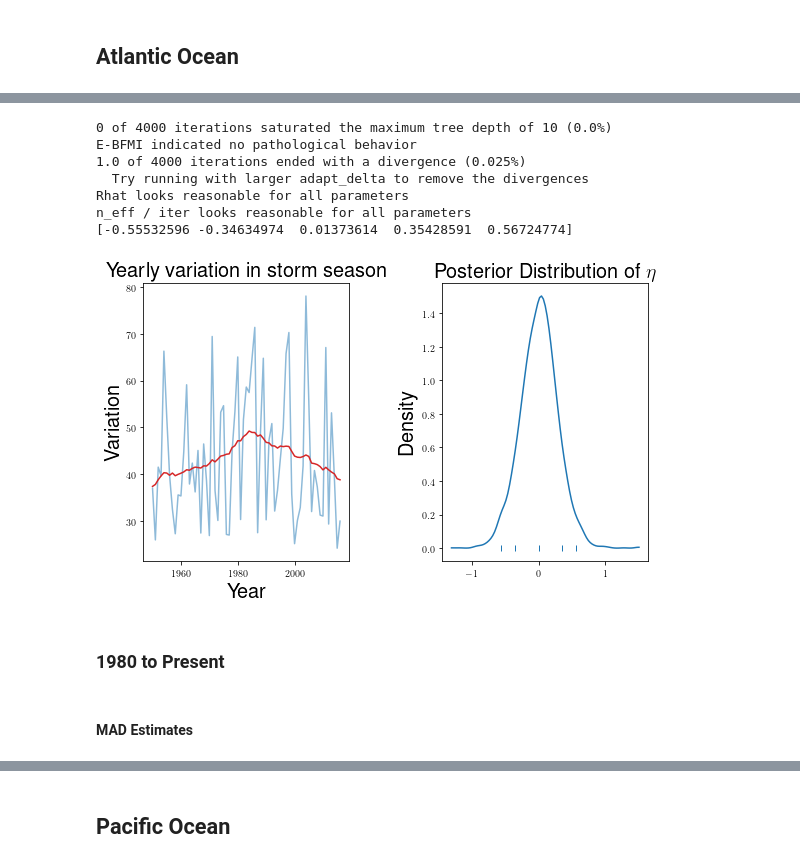
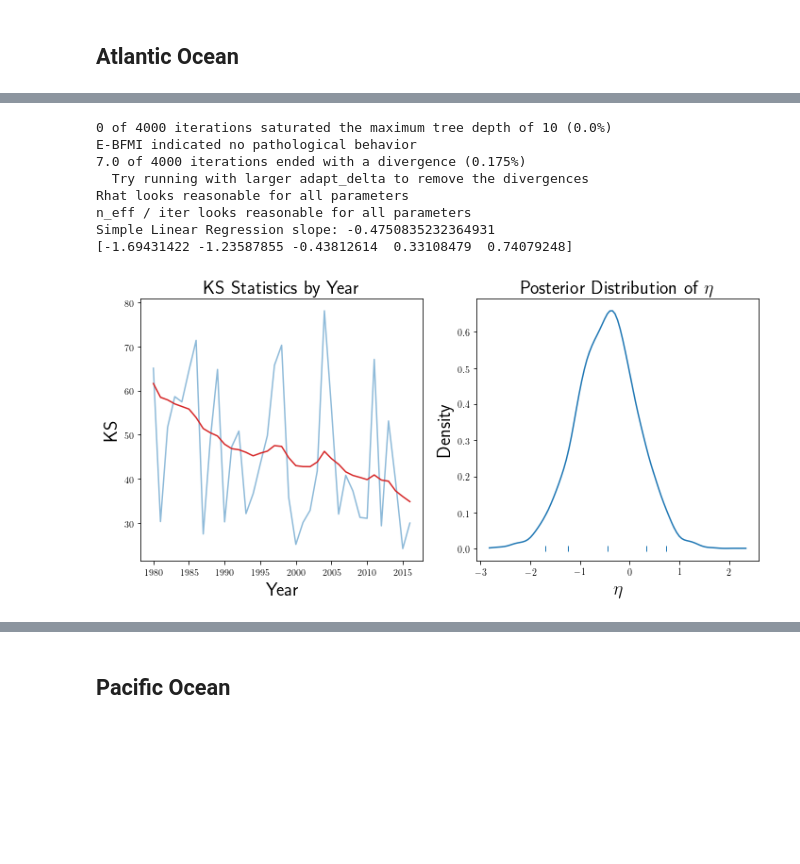
Before and after one commit to roualdes/stormevents, a Jupyter notebook: stormevents.ipynb, the cells around one changed output, grey strips where cells are left out. Cells and saved outputs as stored; diff of their text form; code cells hidden in the pictures; blank space fills up the shorter version.

```diff
--- a/stormevents.ipynb
+++ b/stormevents.ipynb
@@ -614,10 +651,11 @@ Simple Linear Regression slope: -0.07381157679765982
 # %%
+# KS statistics
 sdata = {
     'T': np.sum(y1950_idx),
-    'y': sdf.loc[y1950_idx]['prop'].values.ravel()
+    'y': sdf.loc[y1950_idx]['KS'].values.ravel()
 }
 stfit = stmod.sampling(data=sdata,
-                      control={'adapt_delta': .95})
+                      control={'adapt_delta': .975})
 posterior = stfit.extract()
 stan_utility.check_treedepth(stfit)
 stan_utility.check_energy(stfit)
@@ -625,20 +663,24 @@ stan_utility.check_div(stfit)
 stan_utility.check_rhat(stfit)
 stan_utility.check_n_eff(stfit)
 
-fig, ax = plt.subplots(1, 2, figsize=(8, 5))
-bp.curve(sdf.loc[y1950_idx]['year'], sdf.loc[y1950_idx]['prop'], alpha=0.5, ax=ax[0])
+fig, ax = plt.subplots(1, 2, figsize=(10, 5))
+bp.curve(sdf.loc[y1950_idx]['year'], sdf.loc[y1950_idx]['KS'], alpha=0.5, ax=ax[0])
 bp.curve(sdf.loc[y1950_idx]['year'], posterior['y_pred'].mean(0), color='tab:red', ax=ax[0])
-ax[0].set_ylabel('Variation', fontsize=20)
+ax[0].set_ylabel('KS', fontsize=20)
 ax[0].set_xlabel('Year', fontsize=20)
-ax[0].set_title('Yearly variation in storm season', fontsize=20)
+ax[0].set_title('KS Statistics by Year', fontsize=20)
 
 eta_percentiles = np.percentile(posterior['eta'], [2.5, 10, 50, 90, 97.5])
+reg = sm.OLS(sdf.loc[y1950_idx]['KS'],
+             sm.tools.add_constant(sdf.loc[y1950_idx]['year'])).fit()
+print("Simple Linear Regression slope: {}".format(reg.params[1]))
 print(eta_percentiles)
 
 bp.density(posterior['eta'], ax=ax[1])
 bp.rug(eta_percentiles, ax=ax[1])
 ax[1].set_ylabel('Density', fontsize=20)
-ax[1].set_title(r'Posterior Distribution of $\eta$', fontsize=20)
+ax[1].set_title('Posterior Distribution of $\eta$', fontsize=20)
+ax[1].set_xlabel('$\eta$', fontsize=20)
 plt.tight_layout()
 # %% [output]
 0 of 4000 iterations saturated the maximum tree depth of 10 (0.0%)
@@ -653,42 +785,44 @@ n_eff / iter looks reasonable for all parameters
 # %%
+## KS Statistics
 sdata = {
-    'T': np.sum(y1950_idx),
-    'y': sdf.loc[y1950_idx]['KS'].values.ravel()
+    'T': np.sum(y1980_idx),
+    'y': sdf.loc[y1980_idx]['KS'].values.ravel()
 }
 stfit = stmod.sampling(data=sdata,
-                      control={'adapt_delta': .95})
+                      control={'adapt_delta': .975})
 posterior = stfit.extract()
 stan_utility.check_treedepth(stfit)
 stan_utility.check_energy(stfit)
 stan_utility.check_div(stfit)
 stan_utility.check_rhat(stfit)
 stan_utility.check_n_eff(stfit)
 
-fig, ax = plt.subplots(1, 2, figsize=(8, 5))
-bp.curve(sdf.loc[y1950_idx]['year'], sdf.loc[y1950_idx]['KS'], alpha=0.5, ax=ax[0])
-bp.curve(sdf.loc[y1950_idx]['year'], posterior['y_pred'].mean(0), color='tab:red', ax=ax[0])
-ax[0].set_ylabel('Variation', fontsize=20)
+fig, ax = plt.subplots(1, 2, figsize=(10, 5))
+bp.curve(sdf.loc[y1980_idx]['year'], sdf.loc[y1980_idx]['KS'], alpha=0.5, ax=ax[0])
+bp.curve(sdf.loc[y1980_idx]['year'], posterior['y_pred'].mean(0), color='tab:red', ax=ax[0])
+ax[0].set_ylabel('KS', fontsize=20)
 ax[0].set_xlabel('Year', fontsize=20)
-ax[0].set_title('Yearly variation in storm season', fontsize=20)
+ax[0].set_title('KS Statistics by Year', fontsize=20)
 
 eta_percentiles = np.percentile(posterior['eta'], [2.5, 10, 50, 90, 97.5])
+reg = sm.OLS(sdf.loc[y1980_idx]['KS'],
+             sm.tools.add_constant(sdf.loc[y1980_idx]['year'])).fit()
+print("Simple Linear Regression slope: {}".format(reg.params[1]))
 print(eta_percentiles)
 
 bp.density(posterior['eta'], ax=ax[1])
 bp.rug(eta_percentiles, ax=ax[1])
 ax[1].set_ylabel('Density', fontsize=20)
-ax[1].set_title(r'Posterior Distribution of $\eta$', fontsize=20)
+ax[1].set_title('Posterior Distribution of $\eta$', fontsize=20)
+ax[1].set_xlabel('$\eta$', fontsize=20)
 plt.tight_layout()
 # %% [output]
 0 of 4000 iterations saturated the maximum tree depth of 10 (0.0%)
 E-BFMI indicated no pathological behavior
-1.0 of 4000 iterations ended with a divergence (0.025%)
+7.0 of 4000 iterations ended with a divergence (0.175%)
   Try running with larger adapt_delta to remove the divergences
 Rhat looks reasonable for all parameters
 n_eff / iter looks reasonable for all parameters
-[-0.55532596 -0.34634974  0.01373614  0.35428591  0.56724774]
+Simple Linear Regression slope: -0.4750835232364931
+[-1.69431422 -1.23587855 -0.43812614  0.33108479  0.74079248]
-[figure, old version]
+[figure, new version]
-# %% [markdown]
-### 1980 to Present
-# %% [markdown]
-#### MAD Estimates
```
Also changed, not shown: parts of 65 cells of this notebook, 1 other file.
